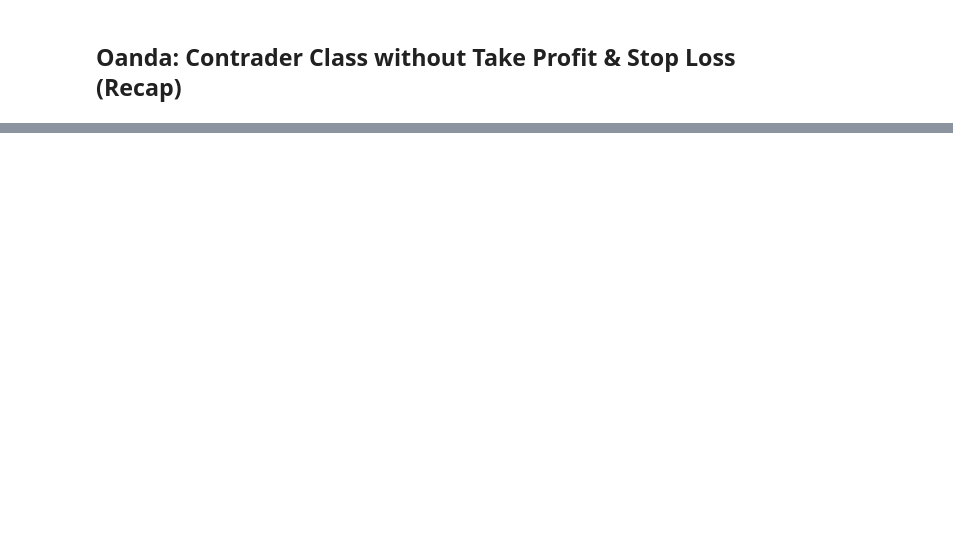
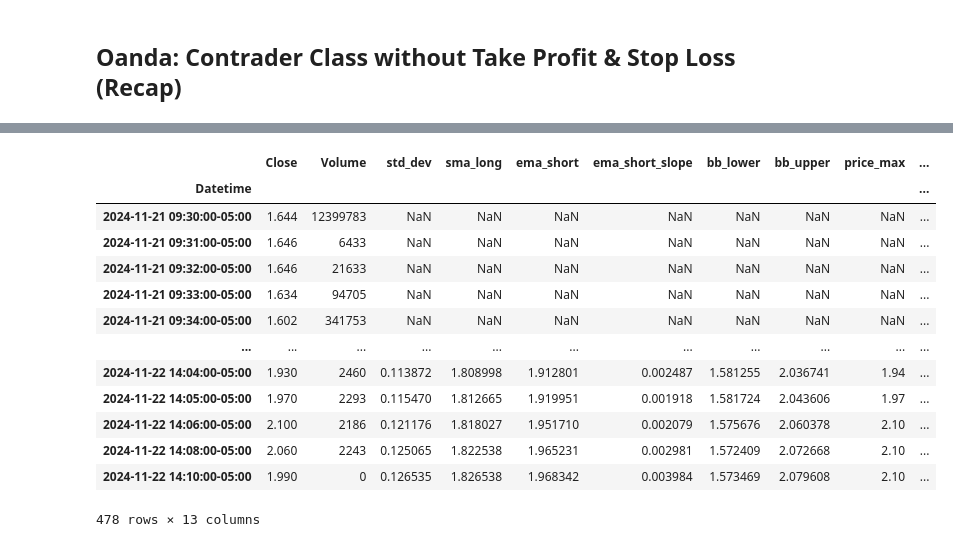
Before and after one commit to dshilman/algo-trading, a Jupyter notebook: code/explore/02 - Backtesting.ipynb, the cells around one changed output, grey strips where cells are left out. Saved outputs shown, nothing was run; the diff lists cells and outputs as text; code cells hidden in the pictures; blank space fills up the shorter version.

```diff
--- a/code/explore/02 - Backtesting.ipynb
+++ b/code/explore/02 - Backtesting.ipynb
@@ -1180,0 +117,18 @@ start_session()
+# %%
+df = df.drop(columns=["Open", "High", "Low", "Dividends", "Stock Splits"])
+df
+# %% [output]
+|  | Close | Volume | std_dev | sma_long | ema_short | ema_short_slope | bb_lower | bb_upper | price_max | ... |
+| Datetime |  |  |  |  |  |  |  |  |  | ... |
+| 2024-11-21 09:30:00-05:00 | 1.644 | 12399783 | NaN | NaN | NaN | NaN | NaN | NaN | NaN | ... |
+| 2024-11-21 09:31:00-05:00 | 1.646 | 6433 | NaN | NaN | NaN | NaN | NaN | NaN | NaN | ... |
+| 2024-11-21 09:32:00-05:00 | 1.646 | 21633 | NaN | NaN | NaN | NaN | NaN | NaN | NaN | ... |
+| 2024-11-21 09:33:00-05:00 | 1.634 | 94705 | NaN | NaN | NaN | NaN | NaN | NaN | NaN | ... |
+| 2024-11-21 09:34:00-05:00 | 1.602 | 341753 | NaN | NaN | NaN | NaN | NaN | NaN | NaN | ... |
+| ... | ... | ... | ... | ... | ... | ... | ... | ... | ... | ... |
+| 2024-11-22 14:04:00-05:00 | 1.930 | 2460 | 0.113872 | 1.808998 | 1.912801 | 0.002487 | 1.581255 | 2.036741 | 1.94 | ... |
+| 2024-11-22 14:05:00-05:00 | 1.970 | 2293 | 0.115470 | 1.812665 | 1.919951 | 0.001918 | 1.581724 | 2.043606 | 1.97 | ... |
+| 2024-11-22 14:06:00-05:00 | 2.100 | 2186 | 0.121176 | 1.818027 | 1.951710 | 0.002079 | 1.575676 | 2.060378 | 2.10 | ... |
+| 2024-11-22 14:08:00-05:00 | 2.060 | 2243 | 0.125065 | 1.822538 | 1.965231 | 0.002981 | 1.572409 | 2.072668 | 2.10 | ... |
+| 2024-11-22 14:10:00-05:00 | 1.990 | 0 | 0.126535 | 1.826538 | 1.968342 | 0.003984 | 1.573469 | 2.079608 | 2.10 | ... |
+478 rows × 13 columns
```
Also changed, not shown: parts of 134 cells of this notebook, 6 other files.
